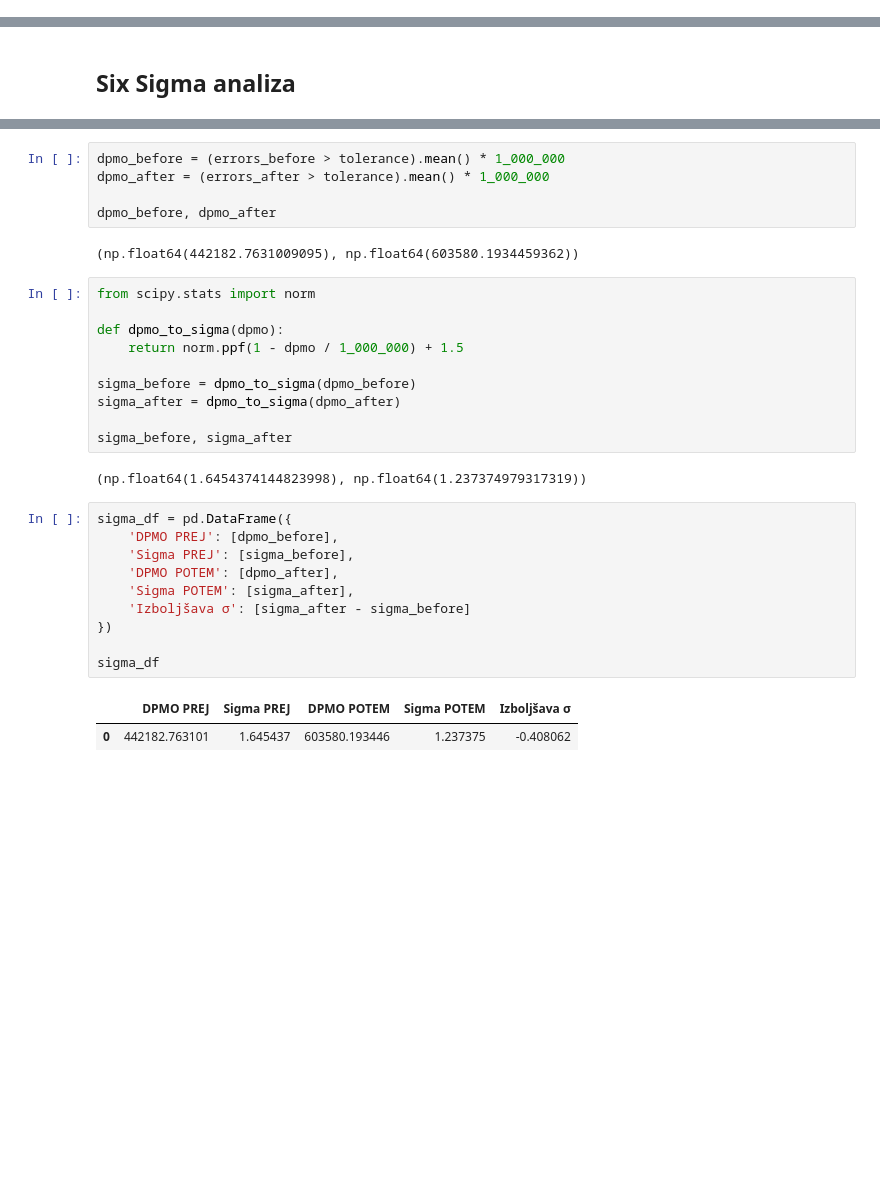
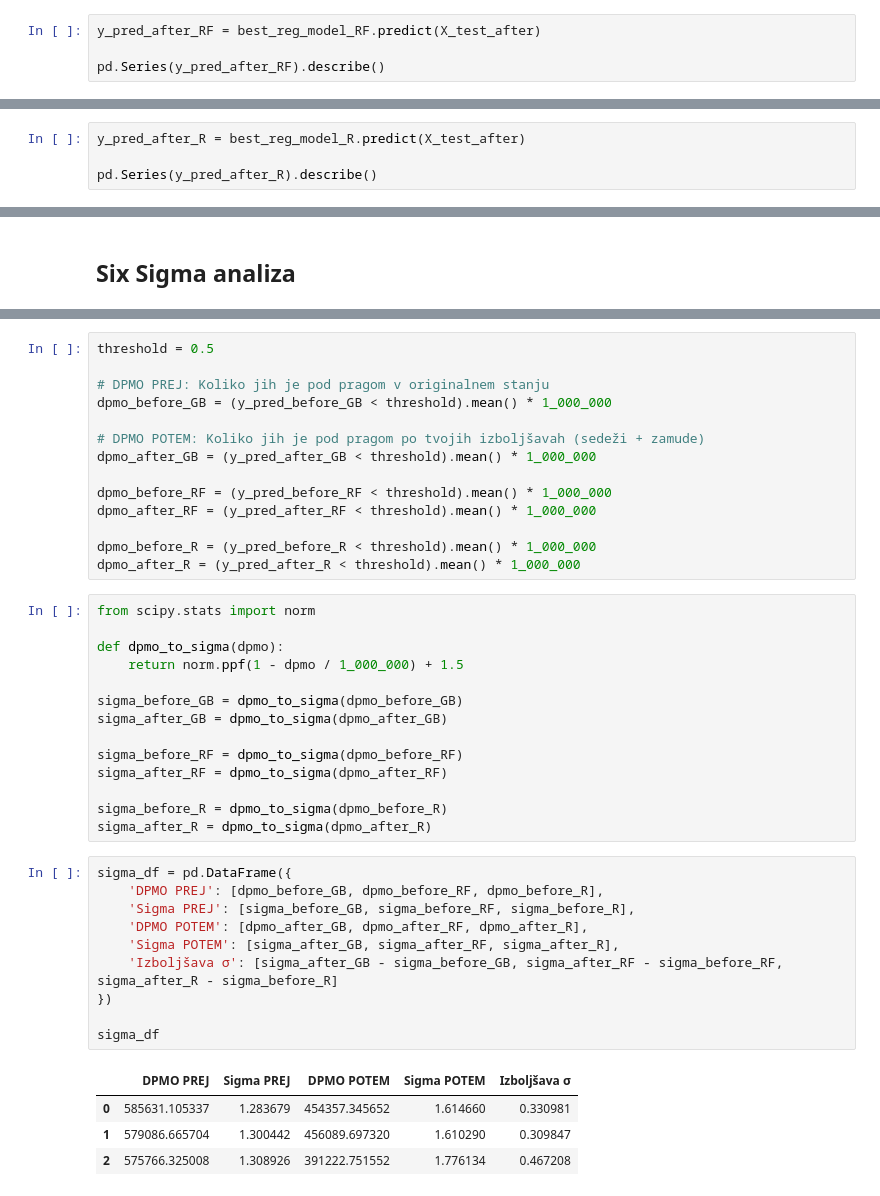
Before and after one commit to RokPorekar/VUVI-seminar-paper, a Jupyter notebook: report.ipynb, the cells around one changed output, grey strips where cells are left out. Saved outputs shown, nothing was run; the diff lists cells and outputs as text; blank space fills up the shorter version.

```diff
--- a/report.ipynb
+++ b/report.ipynb
@@ -1593,3 +1533,7 @@ min         -0.096775
 75%          0.910269
 max          1.247476
 dtype: float64
+# %%
+y_pred_after_RF = best_reg_model_RF.predict(X_test_after)
+
+pd.Series(y_pred_after_RF).describe()
@@ -1595,0 +1550,4 @@ dtype: float64
+# %%
+y_pred_after_R = best_reg_model_R.predict(X_test_after)
+
+pd.Series(y_pred_after_R).describe()
@@ -1627,32 +1638,43 @@ errors_after = np.abs(y_test - y_pred_after)
 # %%
-dpmo_before = (errors_before > tolerance).mean() * 1_000_000
-dpmo_after = (errors_after > tolerance).mean() * 1_000_000
+threshold = 0.5
 
-dpmo_before, dpmo_after
+# DPMO PREJ: Koliko jih je pod pragom v originalnem stanju
+dpmo_before_GB = (y_pred_before_GB < threshold).mean() * 1_000_000
+
+# DPMO POTEM: Koliko jih je pod pragom po tvojih izboljšavah (sedeži + zamude)
+dpmo_after_GB = (y_pred_after_GB < threshold).mean() * 1_000_000
+
+dpmo_before_RF = (y_pred_before_RF < threshold).mean() * 1_000_000
+dpmo_after_RF = (y_pred_after_RF < threshold).mean() * 1_000_000
+
+dpmo_before_R = (y_pred_before_R < threshold).mean() * 1_000_000
+dpmo_after_R = (y_pred_after_R < threshold).mean() * 1_000_000
-# %% [output]
-(np.float64(442182.7631009095), np.float64(603580.1934459362))
 # %%
 from scipy.stats import norm
 
 def dpmo_to_sigma(dpmo):
     return norm.ppf(1 - dpmo / 1_000_000) + 1.5
 
-sigma_before = dpmo_to_sigma(dpmo_before)
-sigma_after = dpmo_to_sigma(dpmo_after)
+sigma_before_GB = dpmo_to_sigma(dpmo_before_GB)
+sigma_after_GB = dpmo_to_sigma(dpmo_after_GB)
 
-sigma_before, sigma_after
+sigma_before_RF = dpmo_to_sigma(dpmo_before_RF)
+sigma_after_RF = dpmo_to_sigma(dpmo_after_RF)
+
+sigma_before_R = dpmo_to_sigma(dpmo_before_R)
+sigma_after_R = dpmo_to_sigma(dpmo_after_R)
-# %% [output]
-(np.float64(1.6454374144823998), np.float64(1.237374979317319))
 # %%
 sigma_df = pd.DataFrame({
-    'DPMO PREJ': [dpmo_before],
-    'Sigma PREJ': [sigma_before],
-    'DPMO POTEM': [dpmo_after],
-    'Sigma POTEM': [sigma_after],
-    'Izboljšava σ': [sigma_after - sigma_before]
+    'DPMO PREJ': [dpmo_before_GB, dpmo_before_RF, dpmo_before_R],
+    'Sigma PREJ': [sigma_before_GB, sigma_before_RF, sigma_before_R],
+    'DPMO POTEM': [dpmo_after_GB, dpmo_after_RF, dpmo_after_R],
+    'Sigma POTEM': [sigma_after_GB, sigma_after_RF, sigma_after_R],
+    'Izboljšava σ': [sigma_after_GB - sigma_before_GB, sigma_after_RF - sigma_before_RF, sigma_after_R - sigma_before_R]
 })
 
 sigma_df
 # %% [output]
 |  | DPMO PREJ | Sigma PREJ | DPMO POTEM | Sigma POTEM | Izboljšava σ |
-| 0 | 442182.763101 | 1.645437 | 603580.193446 | 1.237375 | -0.408062 |
+| 0 | 585631.105337 | 1.283679 | 454357.345652 | 1.614660 | 0.330981 |
+| 1 | 579086.665704 | 1.300442 | 456089.697320 | 1.610290 | 0.309847 |
+| 2 | 575766.325008 | 1.308926 | 391222.751552 | 1.776134 | 0.467208 |
```
Also changed, not shown: parts of 23 cells of this notebook.
